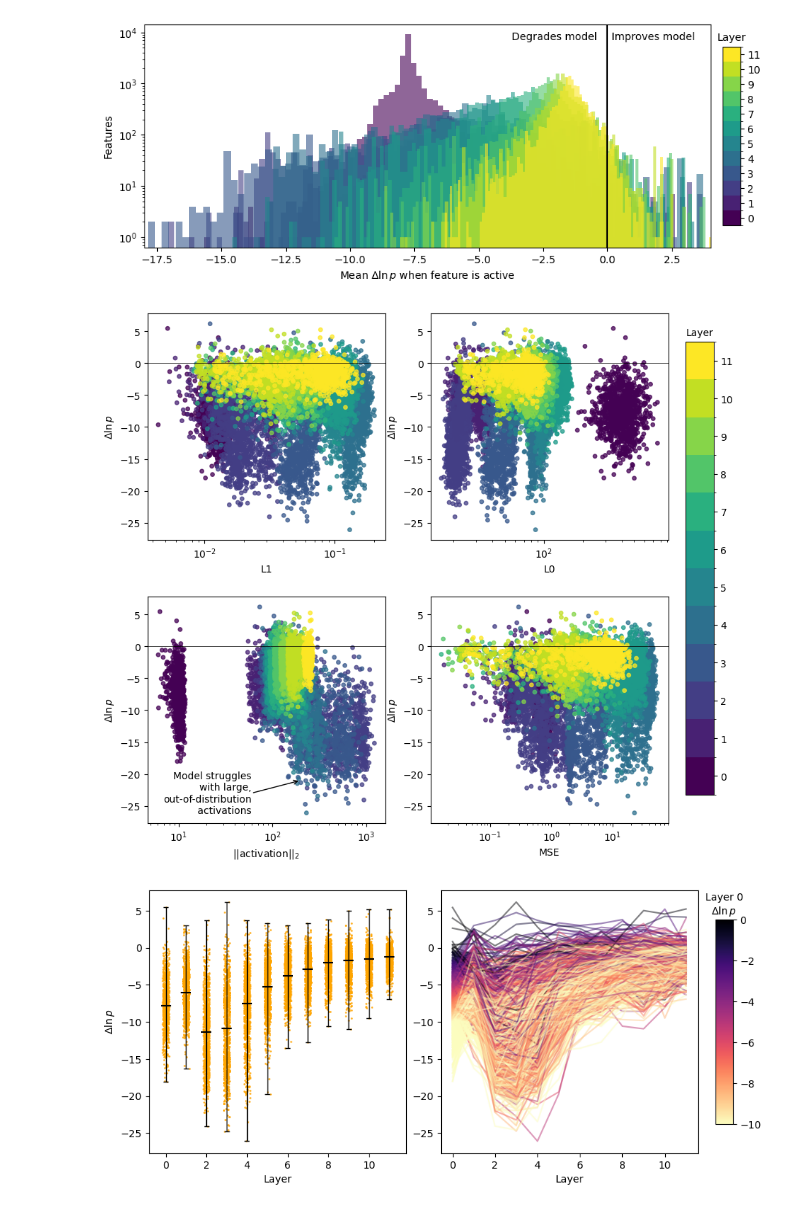
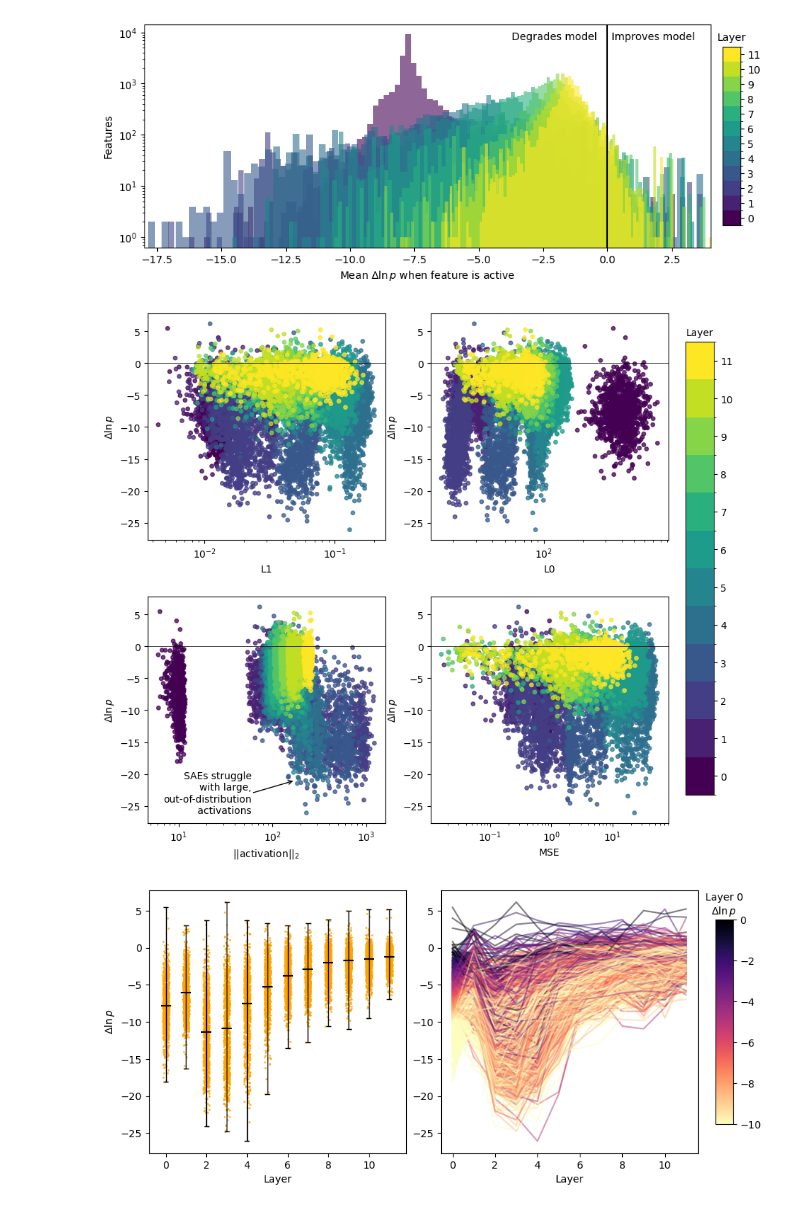
Before and after one commit to evanhanders/sae_validation_blogpost, a Jupyter notebook: gpt2_small_autoencoder_benchmarks.ipynb, the cells around one changed output. Saved outputs shown, nothing was run; the diff lists cells and outputs as text; code cells hidden in the pictures.

```diff
--- a/gpt2_small_autoencoder_benchmarks.ipynb
+++ b/gpt2_small_autoencoder_benchmarks.ipynb
@@ -933,36 +933,36 @@ output = ax3.scatter(df['l2_activation'], df['delta_ln_prob'], **scatter_kwargs)
 output = ax4.scatter(df['mse'], df['delta_ln_prob'], **scatter_kwargs)
 # ax2.scatter(df['context_size'][:len(context_sizes)], df['loss_base'][:len(context_sizes)], c='k', marker='x', s=50)
 cbar = plt.colorbar(layer_sm, cax=cax)
 cbar.set_ticks([i+0.5 for i in range(12)], labels=[i for i in range(12)])
 
 
 
 # ax1.text(90, 20, '(sparse)', ha='center', va='center')
 # ax1.text(800, 200, '(not sparse)', ha='center', va='center')
 
 ax1.set_xlabel('L1')
 ax2.set_xlabel('L0')
 ax3.set_xlabel('||activation||$_2$')
 ax4.set_xlabel('MSE')
 
 
-ax3.text(60, -23, 'Model struggles\nwith large,\nout-of-distribution\n activations', ha='right', va='center')
-ax3.annotate("", xy=(2e2, -21), xytext=(60, -23), arrowprops=dict(arrowstyle="->"))
+ax3.text(60, -23, 'SAEs struggle\nwith large,\nout-of-distribution\n activations', ha='right', va='center')
+ax3.annotate("", xy=(1.75e2, -21), xytext=(60, -23), arrowprops=dict(arrowstyle="->"))
 
 
     # ax.axvline(128, c='k', lw=0.5)
     # ax.text(0.28, 0.98, 'training\ncontext\nsize', ha='left', va='top', transform=ax.transAxes)
 
 # ax1.set_yscale('log')
 
 # ax2.text(100, 8, 'Baseline', ha='center', va='bottom')
 # ax2.annotate("", xy=(65, 4.4), xytext=(100, 8), arrowprops=dict(arrowstyle="->"))
 
 cax.text(0.5, 1.01, 'Layer', ha='center', va='bottom', transform=cax.transAxes)
 
 fig.savefig('delta_ln_prob_cbt.png', dpi=300, bbox_inches='tight')
 # %% [output]
-[figure, old version]
+[figure, new version]
 # %%
 fig = plt.figure(figsize=(8,4))
 ax1 = fig.add_axes([0.00, 0.05, 0.44, 0.9])
```
Also changed, not shown: 1 other file.
